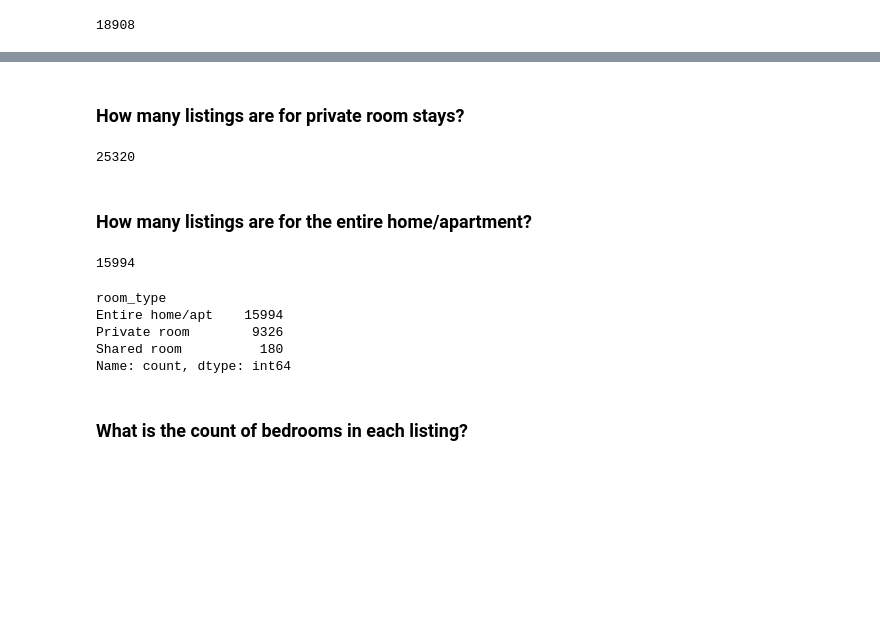
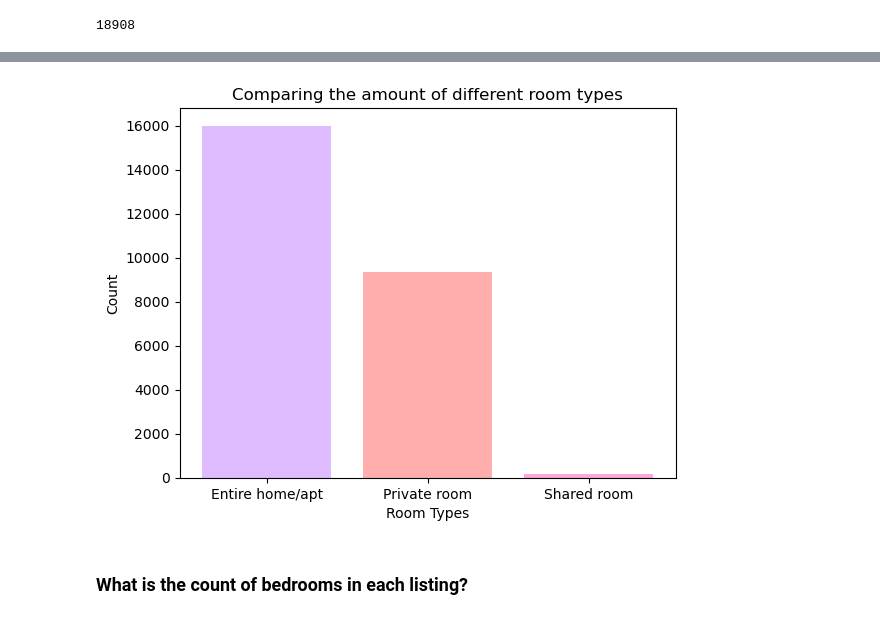
Before and after one commit to pomimon/2021-european-airbnb-analysis, a Jupyter notebook: Airbnb_all_weekdays_2021.ipynb, the cells around one changed output, grey strips where cells are left out. Cells and saved outputs as stored; diff of their text form; code cells hidden in the pictures; blank space fills up the shorter version.

Commit message:
Add more charts

```diff
--- a/Airbnb_all_weekdays_2021.ipynb
+++ b/Airbnb_all_weekdays_2021.ipynb
@@ -5,7 +5,7 @@ import numpy as np
 import matplotlib.pyplot as plt
 
 # set up global variables
-COLORS = ['#debcff', '#ffadad', '#fdffb6', '#ffa7dc', '#ffd6a5', '#96e8ff', '#caffbf', '#bdb2ff', '#a0c4ff', '#ffc6ff']
+COLORS = ['#debcff', '#ffadad', '#ffa7dc', '#ffd6a5', '#fdffb6', '#96e8ff', '#caffbf', '#bdb2ff', '#a0c4ff', '#ffc6ff']
 # %% [markdown]
 # load multiple csv's, add a new column to each csv to distinguish the corresponding cities and then combine csv's into one
 # %%
@@ -180,25 +173,29 @@ print(is_shared)
-# %% [markdown]
-### How many listings are for private room stays?
-# %%
-not_shared=allcity_data['room_shared'].value_counts()[False]
-print(not_shared)
-# %% [output]
-25320
-# %% [markdown]
-### How many listings are for the entire home/apartment?
-# %%
-room_data = allcity_data['room_type'].value_counts()['Entire home/apt']
-print(room_data)
-# %% [output]
-15994
-# %%
-allcity_data['room_type'].value_counts()
-# %% [output]
-room_type
-Entire home/apt    15994
-Private room        9326
-Shared room          180
-Name: count, dtype: int64
+# %%
+# panda's plotting function
+# rooms = allcity_data['room_type'].value_counts()
+# bar_colors = ['red', 'blue', 'orange']
+# rooms.plot(kind='bar', stacked=False, color=bar_colors)
+# plt.title('Room Types')
+# plt.xlabel('Room Types')
+# plt.ylabel('Count')
+# plt.xticks(rotation=360)
+# plt.show()
+
+
+# matplotlib bar function
+rooms = allcity_data['room_type'].value_counts()
+values = rooms.array
+labels = rooms.index
+
+
+fig, ax = plt.subplots()
+ax.bar(labels, values, color=COLORS)
+ax.set_ylabel('Count')
+ax.set_xlabel('Room Types')
+ax.set_title('Comparing the amount of different room types')
+plt.show()
+# %% [output]
+[figure, added]
 # %% [markdown]
 ### What is the count of bedrooms in each listing?
 # %%
```
Also changed, not shown: parts of 7 cells of this notebook.
